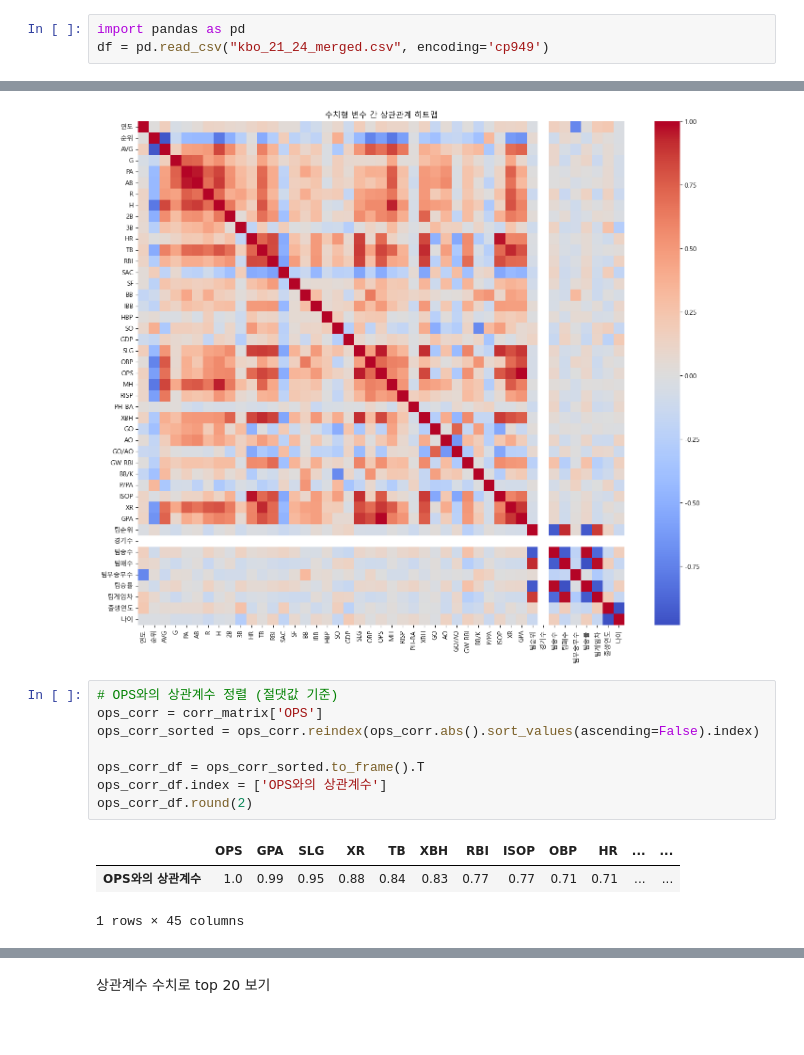
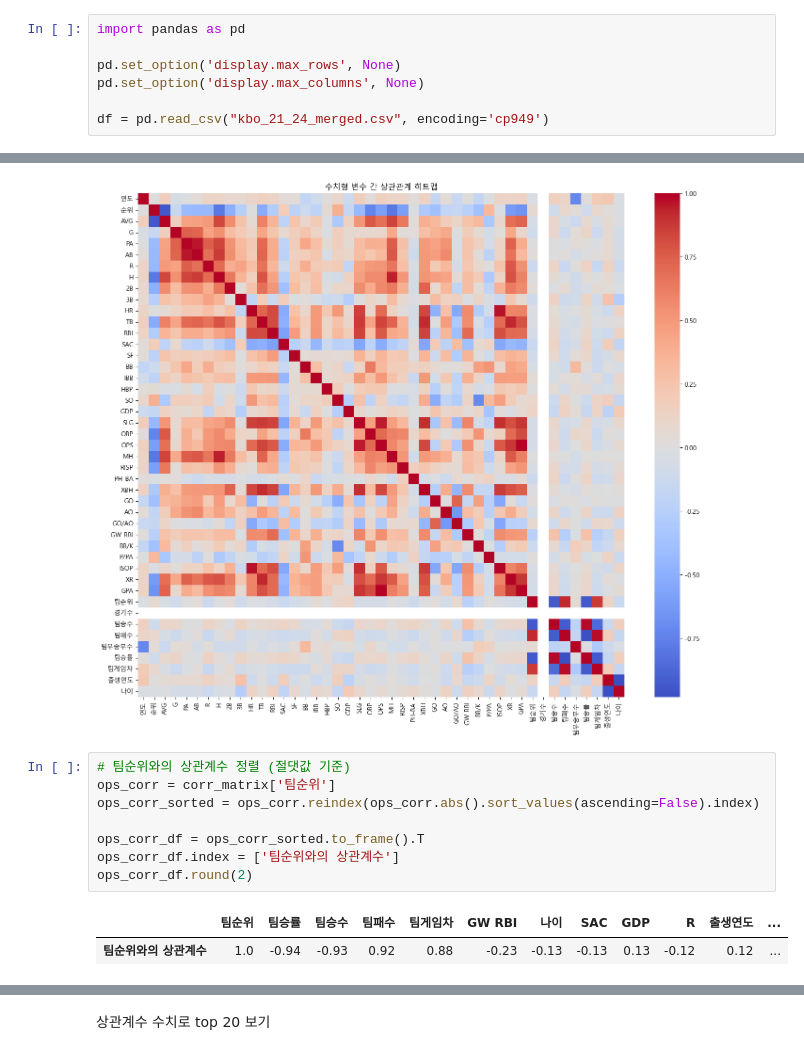
Before and after one commit to Seonyeol-Jeong/KBO_analysis, a Jupyter notebook: 변수.ipynb, the cells around one changed output, grey strips where cells are left out. Cells and saved outputs as stored; diff of their text form; blank space fills up the shorter version.

```diff
--- a/변수.ipynb
+++ b/변수.ipynb
@@ -1,5 +1,9 @@
 # %%
 import pandas as pd
+
+pd.set_option('display.max_rows', None)
+pd.set_option('display.max_columns', None)
+
 df = pd.read_csv("kbo_21_24_merged.csv", encoding='cp949')
 # %%
 df.head(3)
@@ -371,14 +471,13 @@ plt.show()
 # %% [output]
 [figure]
 # %%
-# OPS와의 상관계수 정렬 (절댓값 기준)
-ops_corr = corr_matrix['OPS']
+# 팀순위와의 상관계수 정렬 (절댓값 기준)
+ops_corr = corr_matrix['팀순위']
 ops_corr_sorted = ops_corr.reindex(ops_corr.abs().sort_values(ascending=False).index)
 
 ops_corr_df = ops_corr_sorted.to_frame().T
-ops_corr_df.index = ['OPS와의 상관계수']
+ops_corr_df.index = ['팀순위와의 상관계수']
 ops_corr_df.round(2)
 # %% [output]
-|  | OPS | GPA | SLG | XR | TB | XBH | RBI | ISOP | OBP | HR | ... | ... |
-| OPS와의 상관계수 | 1.0 | 0.99 | 0.95 | 0.88 | 0.84 | 0.83 | 0.77 | 0.77 | 0.71 | 0.71 | ... | ... |
+|  | 팀순위 | 팀승률 | 팀승수 | 팀패수 | 팀게임차 | GW RBI | 나이 | SAC | GDP | R | 출생연도 | ... |
+| 팀순위와의 상관계수 | 1.0 | -0.94 | -0.93 | 0.92 | 0.88 | -0.23 | -0.13 | -0.13 | 0.13 | -0.12 | 0.12 | ... |
-1 rows × 45 columns
```
Also changed, not shown: parts of 11 cells of this notebook.
